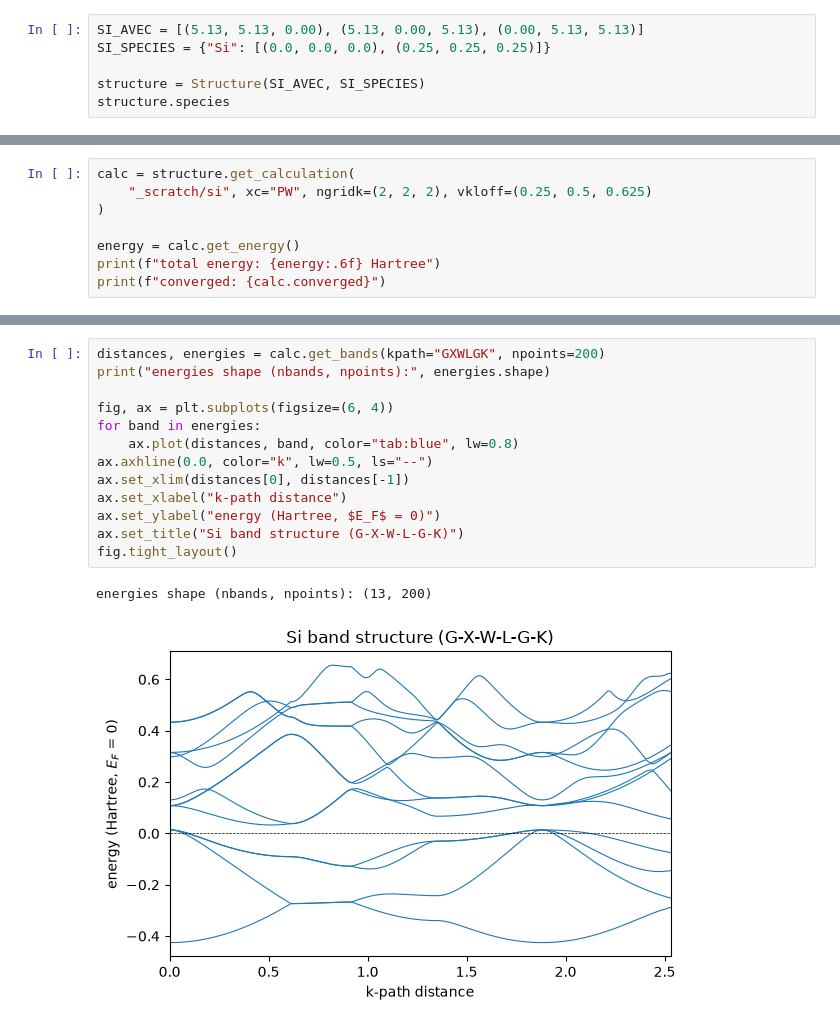
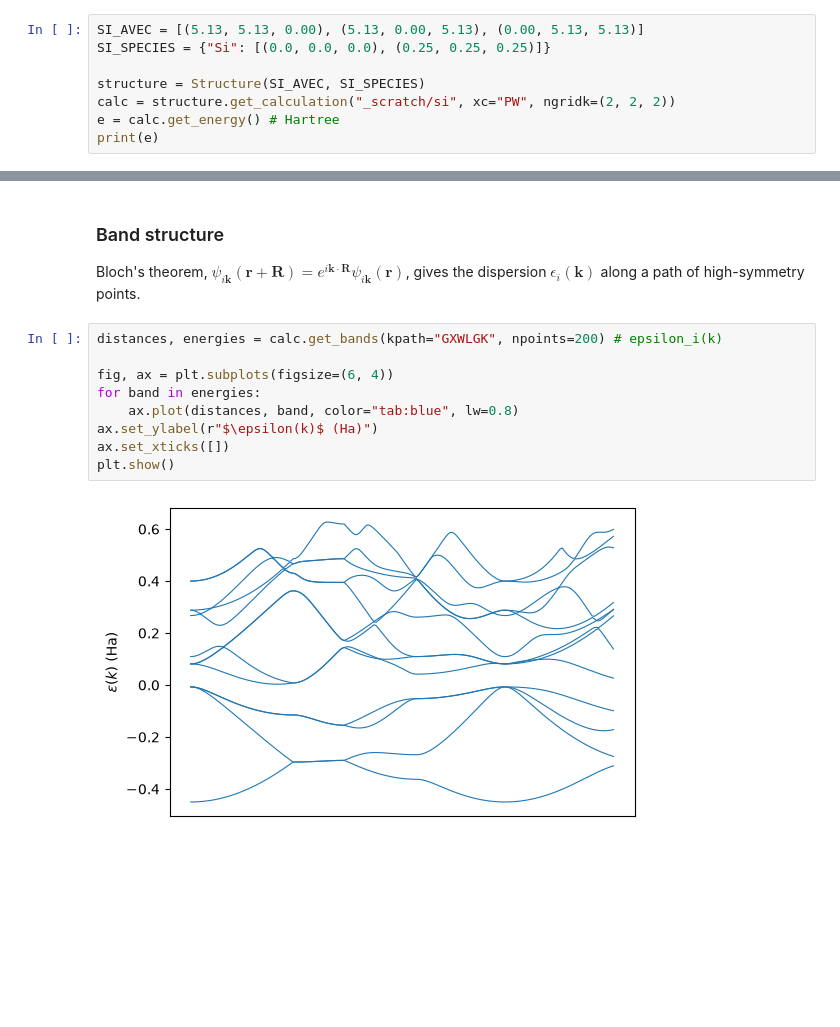
Before and after one commit to joselado/elkpy, a Jupyter notebook: notebooks/01_getting_started.ipynb, the cells around one changed output, grey strips where cells are left out. Drawn from its saved outputs; the diff is of its cells as text; blank space fills up the shorter version.

```diff
--- a/notebooks/01_getting_started.ipynb
+++ b/notebooks/01_getting_started.ipynb
@@ -25,5 +15,7 @@ SI_AVEC = [(5.13, 5.13, 0.00), (5.13, 0.00, 5.13), (0.00, 5.13, 5.13)]
 SI_SPECIES = {"Si": [(0.0, 0.0, 0.0), (0.25, 0.25, 0.25)]}
 
 structure = Structure(SI_AVEC, SI_SPECIES)
-structure.species
+calc = structure.get_calculation("_scratch/si", xc="PW", ngridk=(2, 2, 2))
+e = calc.get_energy() # Hartree
+print(e)
 # %% [output]
@@ -68,8 +22,0 @@ basis-defining parameters is a cache hit, not a re-run.
-# %%
-calc = structure.get_calculation(
-    "_scratch/si", xc="PW", ngridk=(2, 2, 2), vkloff=(0.25, 0.5, 0.625)
-)
-
-energy = calc.get_energy()
-print(f"total energy: {energy:.6f} Hartree")
-print(f"converged: {calc.converged}")
@@ -86,16 +23,14 @@ symbolic `kpath` string resolved via ASE's Bravais-lattice-aware special points.
+# %% [markdown]
+### Band structure
+Bloch's theorem, $\psi_{i\mathbf k}(\mathbf r+\mathbf R)=e^{i\mathbf k\cdot\mathbf R}\psi_{i\mathbf k}(\mathbf r)$, gives the dispersion $\epsilon_i(\mathbf k)$ along a path of high-symmetry points.
 # %%
-distances, energies = calc.get_bands(kpath="GXWLGK", npoints=200)
-print("energies shape (nbands, npoints):", energies.shape)
+distances, energies = calc.get_bands(kpath="GXWLGK", npoints=200) # epsilon_i(k)
 
 fig, ax = plt.subplots(figsize=(6, 4))
 for band in energies:
     ax.plot(distances, band, color="tab:blue", lw=0.8)
-ax.axhline(0.0, color="k", lw=0.5, ls="--")
-ax.set_xlim(distances[0], distances[-1])
-ax.set_xlabel("k-path distance")
-ax.set_ylabel("energy (Hartree, $E_F$ = 0)")
-ax.set_title("Si band structure (G-X-W-L-G-K)")
-fig.tight_layout()
+ax.set_ylabel(r"$\epsilon(k)$ (Ha)")
+ax.set_xticks([])
+plt.show()
 # %% [output]
-energies shape (nbands, npoints): (13, 200)
-[figure, old version]
+[figure, new version]
```
Also changed, not shown: parts of 15 cells of this notebook, 10 other files.
